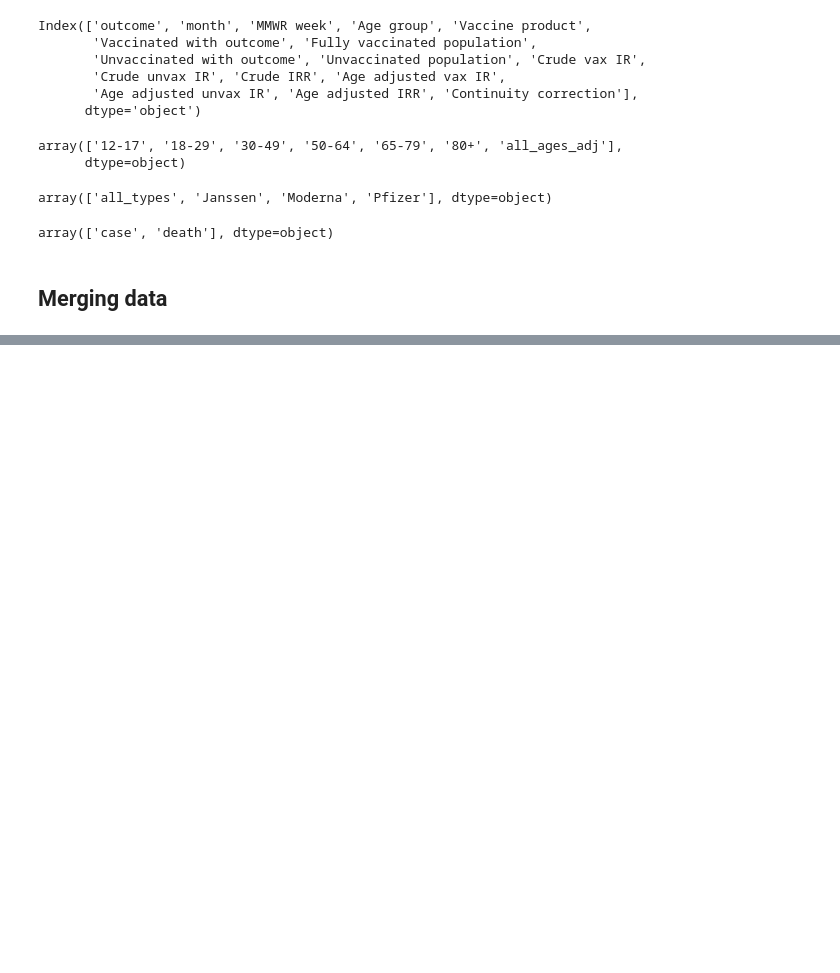
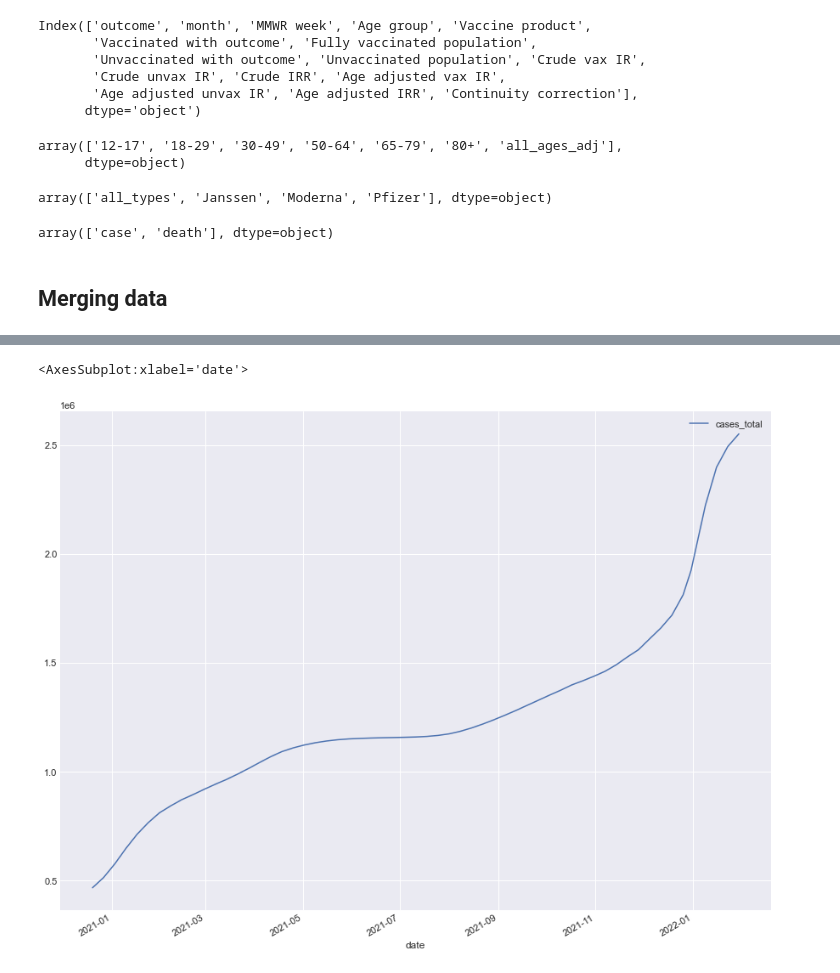
Before and after one commit to vaddhiparthy/COVID-Data-Analysis, a Jupyter notebook: COVID Data Analysis.ipynb, the cells around one changed output, grey strips where cells are left out. Saved outputs shown, nothing was run; the diff lists cells and outputs as text; code cells hidden in the pictures; blank space fills up the shorter version.

```diff
--- a/COVID Data Analysis.ipynb
+++ b/COVID Data Analysis.ipynb
@@ -527,4 +777,5 @@ array(['case', 'death'], dtype=object)
 ## Merging data
 # %%
 #df_master=df_vaccine.merge(df_cases, on='uid',how='inner')
-df_master=pd.merge(df_vaccine,df_cases,left_on='uid',right_on='uid')
+df_vc=pd.merge(df_vaccine,df_cases,left_on='uid',right_on='uid')
+df_vc
@@ -531,2 +796,2 @@ df_master=pd.merge(df_vaccine,df_cases,left_on='uid',right_on='uid')
 # %%
-df_master=pd.merge(df_master,df_hs,left_on='uid',right_on='uid')
+df_hvc=pd.merge(df_vc,df_icu,left_on='uid',right_on='uid')
@@ -533,2 +818,5 @@ df_master=pd.merge(df_master,df_hs,left_on='uid',right_on='uid')
 # %%
-df_master.head()
+df_usstates= pd.read_csv("statelatlong.csv")
+df_hvc=pd.merge(df_hvc,df_usstates,left_on='state',right_on='State')
+#df_hvc=df_hvc.set_index('state')
+df_hvc.drop('State', axis=1, inplace=True)
@@ -570,0 +839,17 @@ df_hs.shape
+# %%
+#Changing column names to lower case, selecting desired columns and renaming Location attribute to state for uniformity across all data frames.
+df_hvc.columns= df_hvc.columns.str.strip().str.lower()
+df_hvc=df_hvc[['city','latitude','longitude','uid','state', 'date', 'mmwr_week', 'week','cases_total',
+       'cases_new', 'death_total', 'death_new', 'occupied_icu', 'total_icu',
+        'distributed_janssen', 'series_complete_janssen', 'distributed_moderna',
+       'series_complete_moderna', 'distributed_pfizer',
+       'series_complete_pfizer', 'distributed', 'dist_per_100k',
+       'administered', 'admin_per_100k', 'administered_dose1_recip',
+       'administered_dose1_pop_pct', 'series_complete_yes',
+       'series_complete_pop_pct', 'additional_doses',
+       'additional_doses_vax_pct', 'additional_doses_janssen',
+       'additional_doses_moderna', 'additional_doses_pfizer']]
+df_hvc=df_hvc.rename(columns={'state':'stat_abr'})
+df_hvc=df_hvc.rename(columns={'city':'state'})
+df_hvc=df_hvc.set_index('state')
+print(df_hvc.columns)
@@ -585,0 +996,5 @@ Length: 100, dtype: int64
+# %%
+df_hvc[df_hvc['stat_abr']=='NY'].plot( 'date' , 'cases_total' )
+# %% [output]
+<AxesSubplot:xlabel='date'>
+[figure, added]
```
Also changed, not shown: parts of 115 cells of this notebook.
